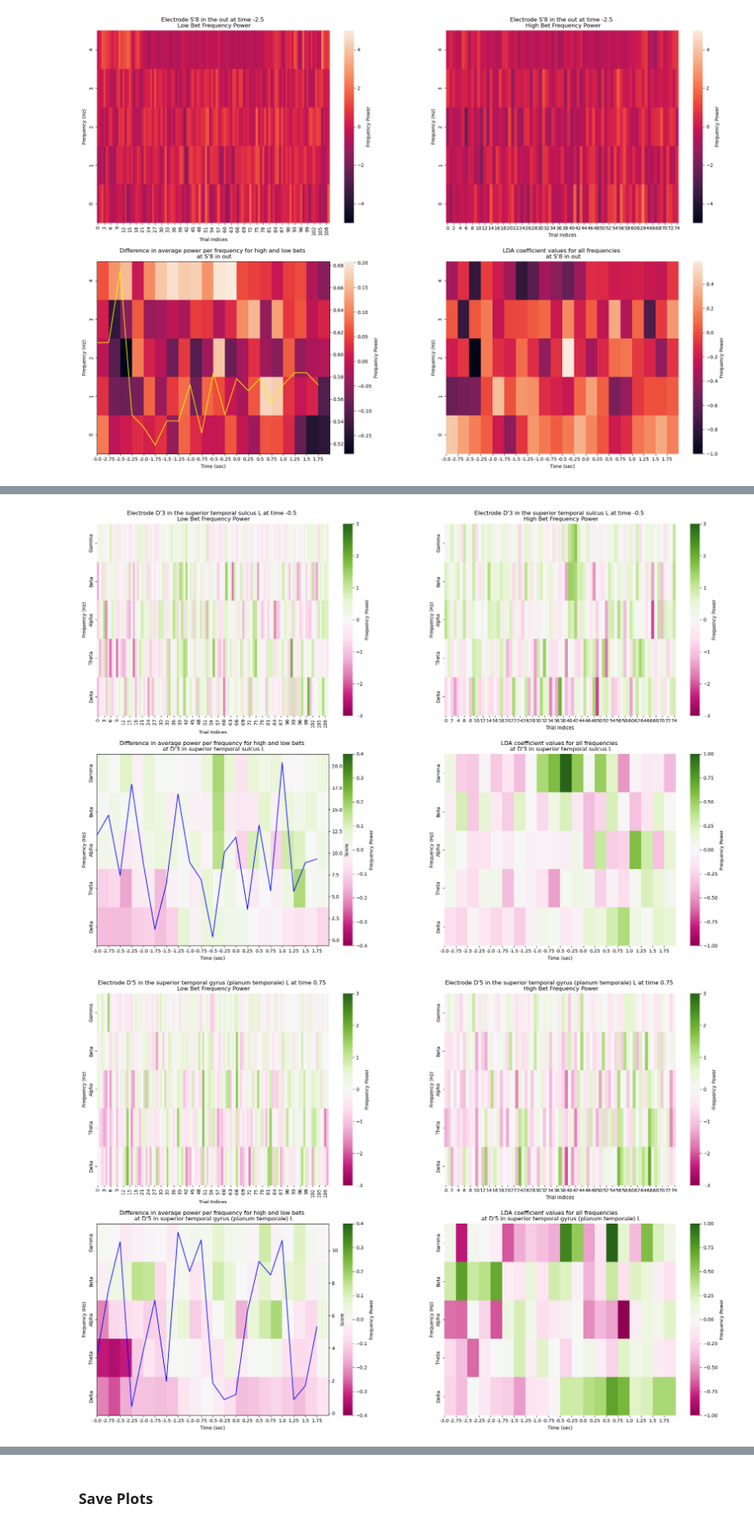
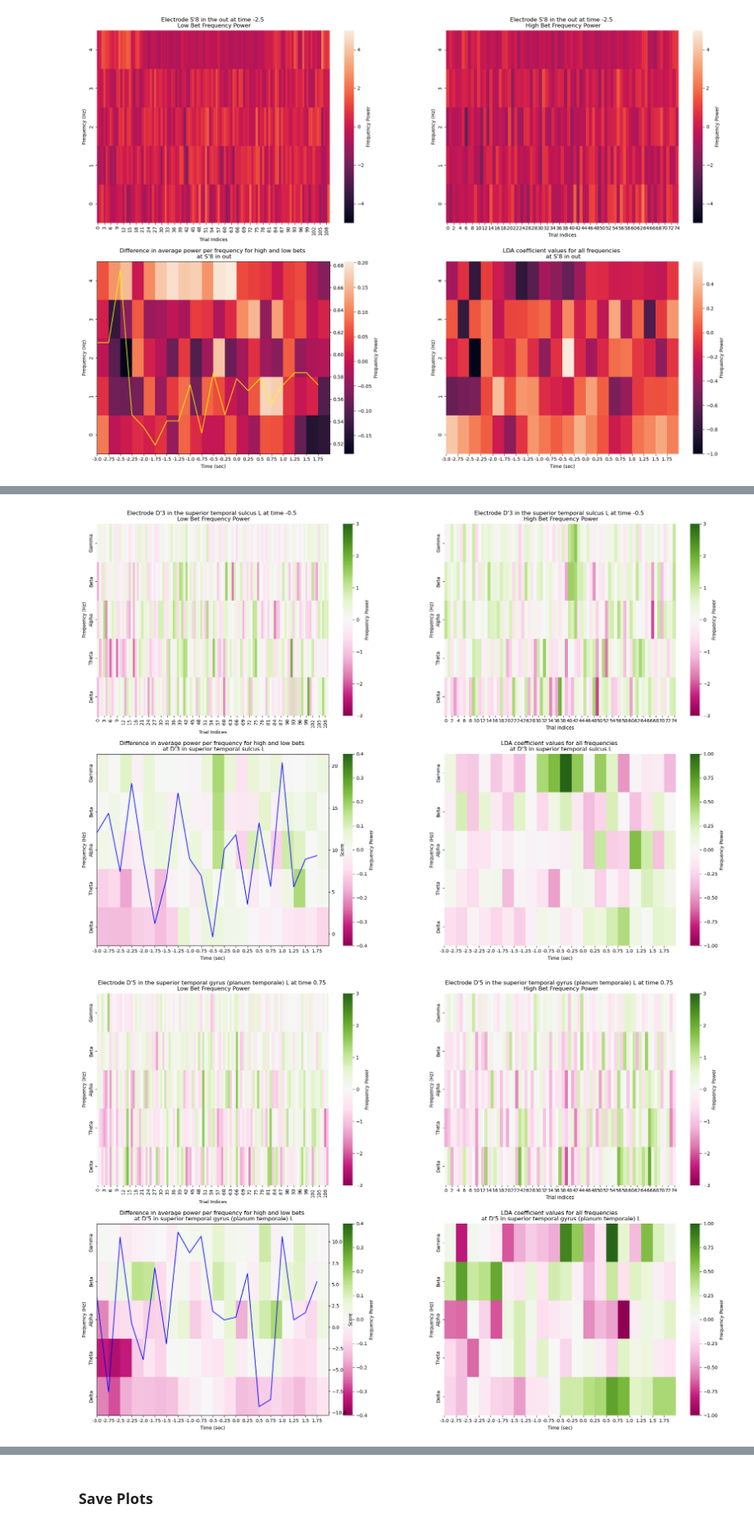
Before and after one commit to ncsl/decoding-decision-making, a Jupyter notebook: EFRI Data Analysis LDA.ipynb, the cells around one changed output, grey strips where cells are left out. Shown at 82% size. Cells and saved outputs as stored; diff of their text form; code cells hidden in the pictures.

```diff
--- a/EFRI Data Analysis LDA.ipynb
+++ b/EFRI Data Analysis LDA.ipynb
@@ -330,5 +330,5 @@ metrics['T Stats'].shape
 # %% [output]
 (133, 20)
 # %%
-t_stats = ttest_ind(results, metrics['T Stats']).statistic
+t_stats = ttest_ind(metrics['T Stats'], results).statistic
 # %%
@@ -602,7 +605,7 @@ plot_power_heatmap(f_band_data,metrics, mean_scores_max_sorted, 1, elec_names_so
 # %% [output]
 [figure]
 # %%
-def plot_scores(data, metrics:dict, elec_names, elec_areas, num_plots:int = 10, filter_channels:bool = False, out_path_plots:str = None):
+def plot_scores(data, metrics:dict, plot_metric, elec_names, elec_areas, num_plots:int = 10, filter_channels:bool = False, out_path_plots:str = None):
     """
     Plot the heatmaps and line graphs showing the metrics of the LDA models
 
@@ -613,6 +616,9 @@ def plot_scores(data, metrics:dict, elec_names, elec_areas, num_plots:int = 10,
 
     metrics : dict, required
         The dictionary containing the metrics of the LDA model
+
+    plot_metric : arr, required
+        The metric to be plotted over the heatmap
 
     elec_names : arr, required
         The names of the electrodes corresponding to the data
@@ -633,9 +639,9 @@ def plot_scores(data, metrics:dict, elec_names, elec_areas, num_plots:int = 10,
     mean_scores_max_sorted, elec_names_sorted, elec_areas_sorted = sort_scores(data, metrics, elec_names, elec_areas, filter_channels)
     plot_sorted_scores(metrics, mean_scores_max_sorted, elec_areas_sorted, out_path_plots)
     plot_sorted_scores_per_channel(data, metrics, mean_scores_max_sorted, num_plots, elec_names_sorted, elec_areas_sorted, out_path_plots)
-    plot_power_heatmap(data, metrics, np.abs(t_stats), mean_scores_max_sorted, num_plots, elec_names_sorted, elec_areas_sorted, out_path_plots)
+    plot_power_heatmap(data, metrics, plot_metric, mean_scores_max_sorted, num_plots, elec_names_sorted, elec_areas_sorted, out_path_plots)
 # %%
-plot_scores(f_band_data, metrics, elec_names, elec_areas, num_plots= 10, filter_channels=True, out_path_plots=out_path_plots)
+plot_scores(f_band_data, metrics, t_stats, elec_names, elec_areas, num_plots=10, filter_channels=True, out_path_plots=out_path_plots)
 # %% [output]
 [figure]
 [figure]
@@ -645,2 +651,2 @@ plot_scores(f_band_data, metrics, elec_names, elec_areas, num_plots= 10, filter_
-[figure, old version]
+[figure, new version]
-[figure, old version]
+[figure, new version]
```
Also changed, not shown: parts of 2 cells of this notebook.
